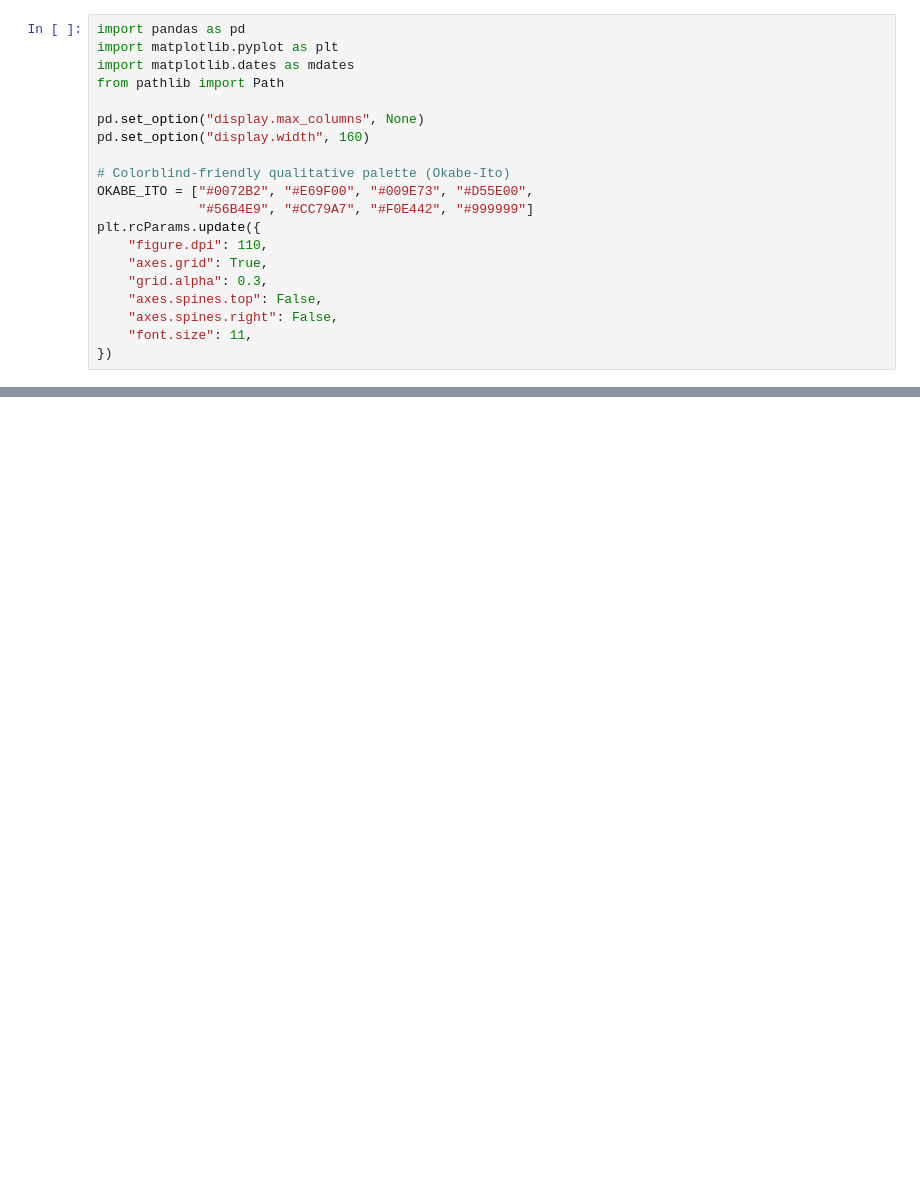
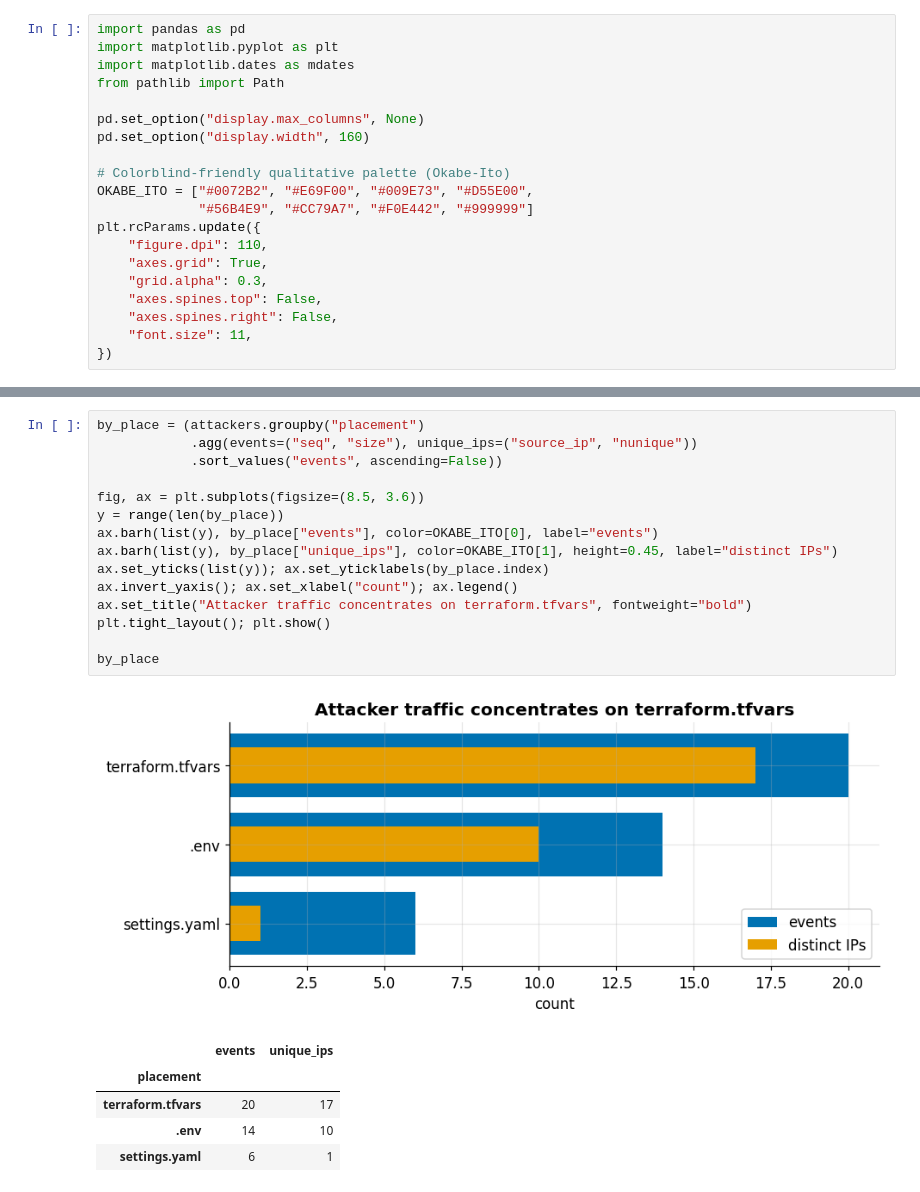
Before and after one commit to aroaxinping/canary-token-analytics, a Jupyter notebook: notebooks/01_attack_anatomy.ipynb, the cells around one changed output, grey strips where cells are left out. Drawn from its saved outputs; the diff is of its cells as text; blank space fills up the shorter version.

```diff
--- a/notebooks/01_attack_anatomy.ipynb
+++ b/notebooks/01_attack_anatomy.ipynb
@@ -384,0 +117,22 @@ of it moot.
+# %%
+by_place = (attackers.groupby("placement")
+            .agg(events=("seq", "size"), unique_ips=("source_ip", "nunique"))
+            .sort_values("events", ascending=False))
+
+fig, ax = plt.subplots(figsize=(8.5, 3.6))
+y = range(len(by_place))
+ax.barh(list(y), by_place["events"], color=OKABE_ITO[0], label="events")
+ax.barh(list(y), by_place["unique_ips"], color=OKABE_ITO[1], height=0.45, label="distinct IPs")
+ax.set_yticks(list(y)); ax.set_yticklabels(by_place.index)
+ax.invert_yaxis(); ax.set_xlabel("count"); ax.legend()
+ax.set_title("Attacker traffic concentrates on terraform.tfvars", fontweight="bold")
+plt.tight_layout(); plt.show()
+
+by_place
+# %% [output]
+[figure, added]
+|  | events | unique_ips |
+| placement |  |  |
+| terraform.tfvars | 20 | 17 |
+| .env | 14 | 10 |
+| settings.yaml | 6 | 1 |
```
Also changed, not shown: parts of 40 cells of this notebook.
